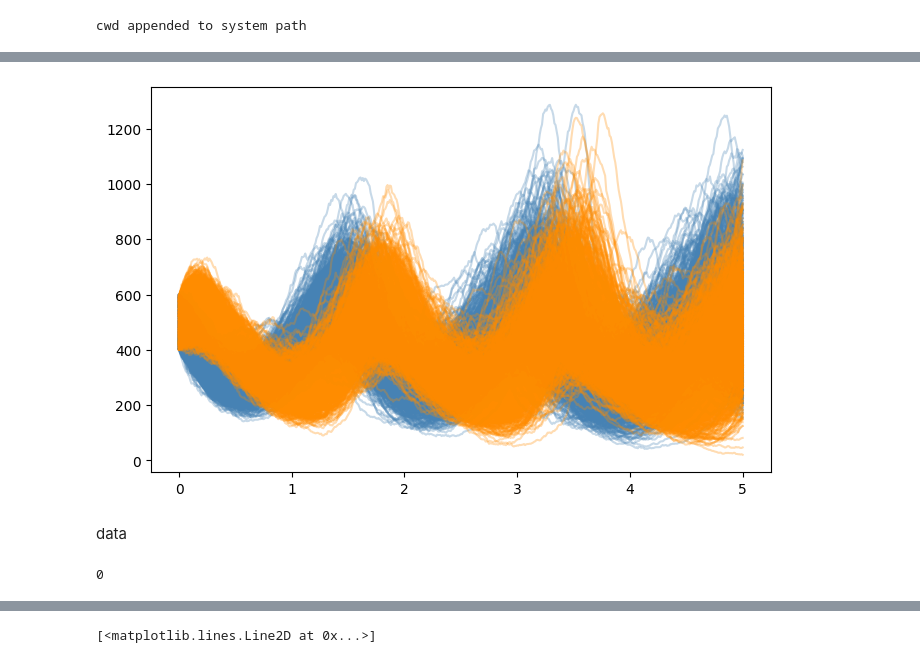
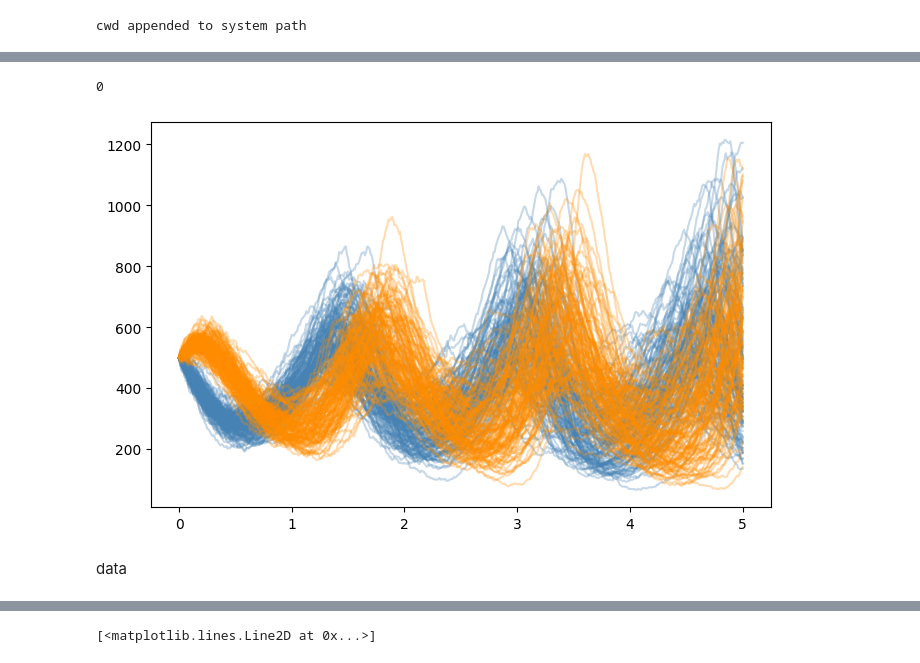
Before and after one commit to JacyZanussi/adaptive_minibatch_smc_abc, a Jupyter notebook: example_predator_prey.ipynb, the cells around one changed output, grey strips where cells are left out. Saved outputs shown, nothing was run; the diff lists cells and outputs as text; code cells hidden in the pictures.

```diff
--- a/example_predator_prey.ipynb
+++ b/example_predator_prey.ipynb
@@ -19,32 +29,25 @@ cwd appended to system path
 # %%
 ## Setup and tau leaping example
-sample_size = 1000
+sample_size = 128
 alpha,beta,gamma,delta = 4,0.01,4,1
 t_max = 5
 dt = 0.01
-ic = np.random.uniform(400,600,size=(sample_size,2))
+#ic = np.random.uniform(400,600,size=(sample_size,2))
+ic = np.random.choice(1,(sample_size,2)) + 500
 
-times,ts = lv.tau_leaping(ic,t_max,alpha,beta,gamma,delta,dt = dt,K = 10000)
+times,ts = lv.tau_leaping(ic,t_max,alpha,beta,gamma,delta,dt = dt)
 
 fig,ax = plt.subplots(figsize = (8,5))
 ax.plot(times,ts[:,:,0].T,color = 'steelblue',alpha = 0.3);
 ax.plot(times,ts[:,:,1].T,color = 'darkorange',alpha = 0.3);
+
+
+data = ts
+
+print(np.sum(np.any(np.any(data == 0,axis=1),axis=1)))
 # %% [output]
+0
-[figure, old version]
+[figure, new version]
 # %% [markdown]
 data
-# %%
-## Setup and tau leaping example
-sample_size = 1024
-alpha,beta,gamma,delta = 4,0.01,4,1
-K = 10000
-t_max = 5
-dt = 0.01
-ic = np.random.uniform(400,600,size=(sample_size,2))
-
-times,data = lv.tau_leaping(ic,t_max,alpha,beta,gamma,delta,dt = dt,K = K)
-
-print(np.sum(np.any(np.any(data == 0,axis=0),axis=1)))
-# %% [output]
-0
 # %%
```
Also changed, not shown: parts of 14 cells of this notebook, 12 other files.
